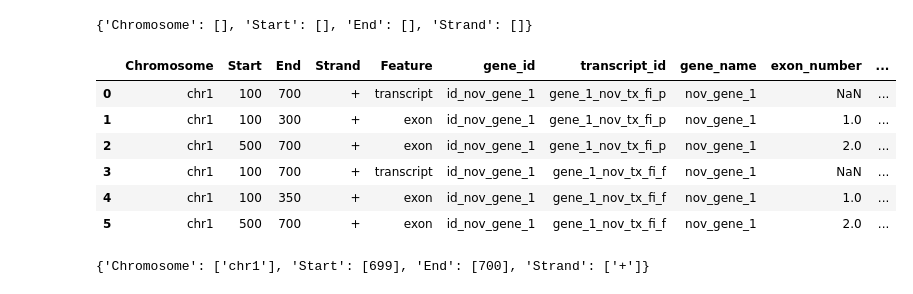
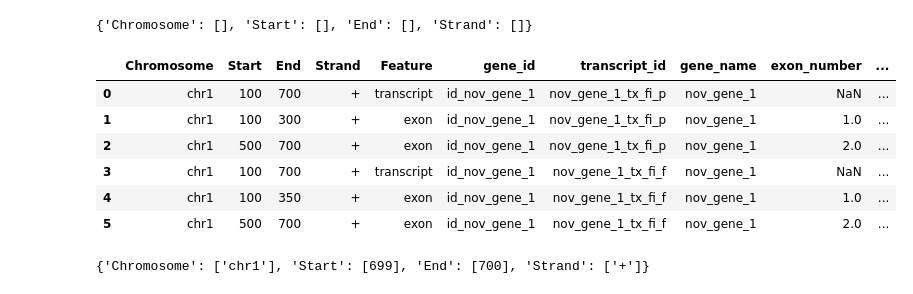
Before and after one commit to frattalab/PAPA, a Jupyter notebook: scripts/generate_test_annotations.ipynb, the cells around one changed output. Drawn from its saved outputs; the diff is of its cells as text; code cells hidden in the pictures.

```diff
--- a/scripts/generate_test_annotations.ipynb
+++ b/scripts/generate_test_annotations.ipynb
@@ -95,32 +95,32 @@ def update_pas_ends(pas_dict, chrom, start, end, strand):
 # %%
 # Now make test novel transcripts to cover my test cases
 
 # 1. Novel last exons in first intron of annotated transcript (e.g. STMN2)
 # For these to pass, they should share an identical 3'end with a first exon of a known transcript
 
 test_novel_fi = {"Chromosome": ["chr1"]*6,
                 "Start": [100] + [100,500] + [100] + [100,500],
                 "End": [700,300,700,700,350,700],
                 "Strand": ["+"]*6,
                 "Feature": ["transcript"] + ["exon"]*2 + ["transcript"] + ["exon"]*2,
                 "gene_id": ["id_nov_gene_1"]*6,
-                "transcript_id": ["gene_1_nov_tx_fi_p"]*3 + ["gene_1_nov_tx_fi_f"]*3,
+                "transcript_id": ["nov_gene_1_tx_fi_p"]*3 + ["nov_gene_1_tx_fi_f"]*3,
                  "gene_name": ["nov_gene_1"]*6,
                 "exon_number": [None,1,2,None,1,2],
                  "gene_type": ["protein_coding"] * 6
                }
 
 test_novel_trs.append(pr.from_dict(test_novel_fi))
 update_pas_ends(pas_ends, "chr1", 699, 700, "+")
 pr.from_dict(test_novel_fi)
 # %% [output]
 |  | Chromosome | Start | End | Strand | Feature | gene_id | transcript_id | gene_name | exon_number | ... |
-| 0 | chr1 | 100 | 700 | + | transcript | id_nov_gene_1 | gene_1_nov_tx_fi_p | nov_gene_1 | NaN | ... |
-| 1 | chr1 | 100 | 300 | + | exon | id_nov_gene_1 | gene_1_nov_tx_fi_p | nov_gene_1 | 1.0 | ... |
-| 2 | chr1 | 500 | 700 | + | exon | id_nov_gene_1 | gene_1_nov_tx_fi_p | nov_gene_1 | 2.0 | ... |
-| 3 | chr1 | 100 | 700 | + | transcript | id_nov_gene_1 | gene_1_nov_tx_fi_f | nov_gene_1 | NaN | ... |
-| 4 | chr1 | 100 | 350 | + | exon | id_nov_gene_1 | gene_1_nov_tx_fi_f | nov_gene_1 | 1.0 | ... |
-| 5 | chr1 | 500 | 700 | + | exon | id_nov_gene_1 | gene_1_nov_tx_fi_f | nov_gene_1 | 2.0 | ... |
+| 0 | chr1 | 100 | 700 | + | transcript | id_nov_gene_1 | nov_gene_1_tx_fi_p | nov_gene_1 | NaN | ... |
+| 1 | chr1 | 100 | 300 | + | exon | id_nov_gene_1 | nov_gene_1_tx_fi_p | nov_gene_1 | 1.0 | ... |
+| 2 | chr1 | 500 | 700 | + | exon | id_nov_gene_1 | nov_gene_1_tx_fi_p | nov_gene_1 | 2.0 | ... |
+| 3 | chr1 | 100 | 700 | + | transcript | id_nov_gene_1 | nov_gene_1_tx_fi_f | nov_gene_1 | NaN | ... |
+| 4 | chr1 | 100 | 350 | + | exon | id_nov_gene_1 | nov_gene_1_tx_fi_f | nov_gene_1 | 1.0 | ... |
+| 5 | chr1 | 500 | 700 | + | exon | id_nov_gene_1 | nov_gene_1_tx_fi_f | nov_gene_1 | 2.0 | ... |
 # %%
 
 
```
Also changed, not shown: parts of 13 cells of this notebook.
